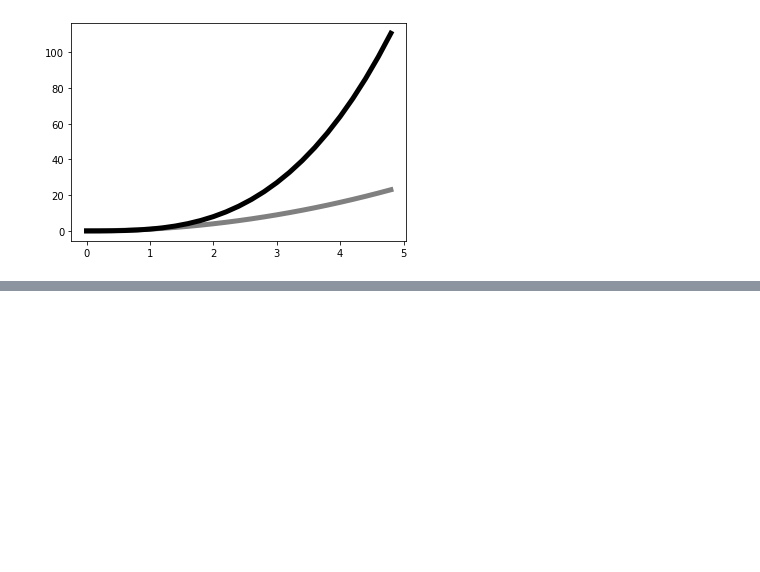
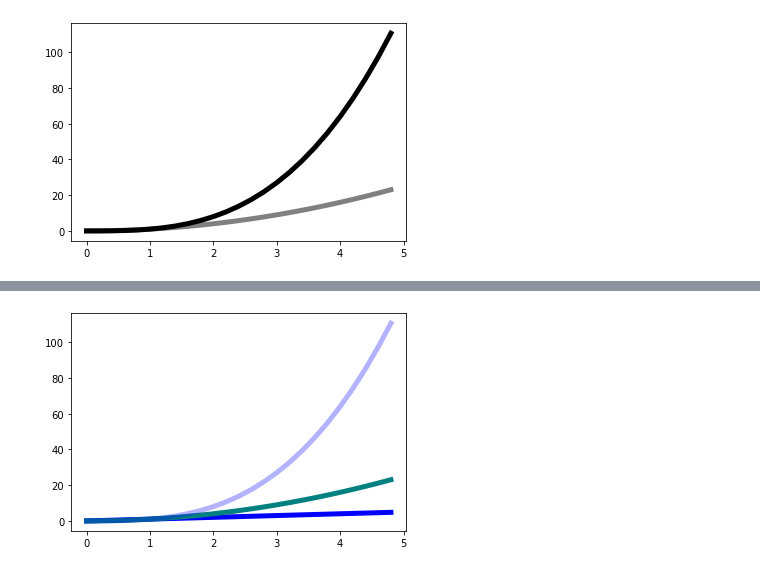
Before and after one commit to HishamAbbassy/PythonTutorial, a Jupyter notebook: Lec5_Matplotlib.ipynb, the cells around one changed output, grey strips where cells are left out. Cells and saved outputs as stored; diff of their text form; code cells hidden in the pictures; blank space fills up the shorter version.

```diff
--- a/Lec5_Matplotlib.ipynb
+++ b/Lec5_Matplotlib.ipynb
@@ -581,0 +590,9 @@ plt.show()
+# %%
+t = np.arange(0.0, 5.0, 0.2)
+fig, ax = plt.subplots()
+ax.plot(t, t, linewidth=5, color=(0, 0, 1))
+ax.plot(t, t**2, linewidth=5, color=(0, 0.5, 0.5))
+ax.plot(t, t**3, linewidth=5, color=(0, 0, 1, 0.3))
+plt.show()
+# %% [output]
+[figure, added]
```
Also changed, not shown: parts of 29 cells of this notebook.
